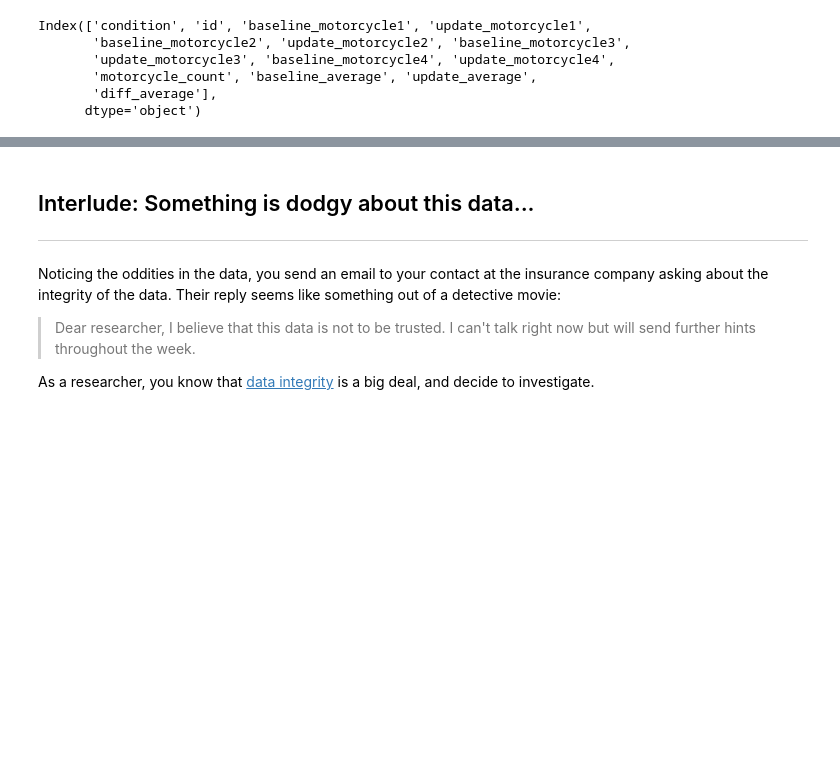
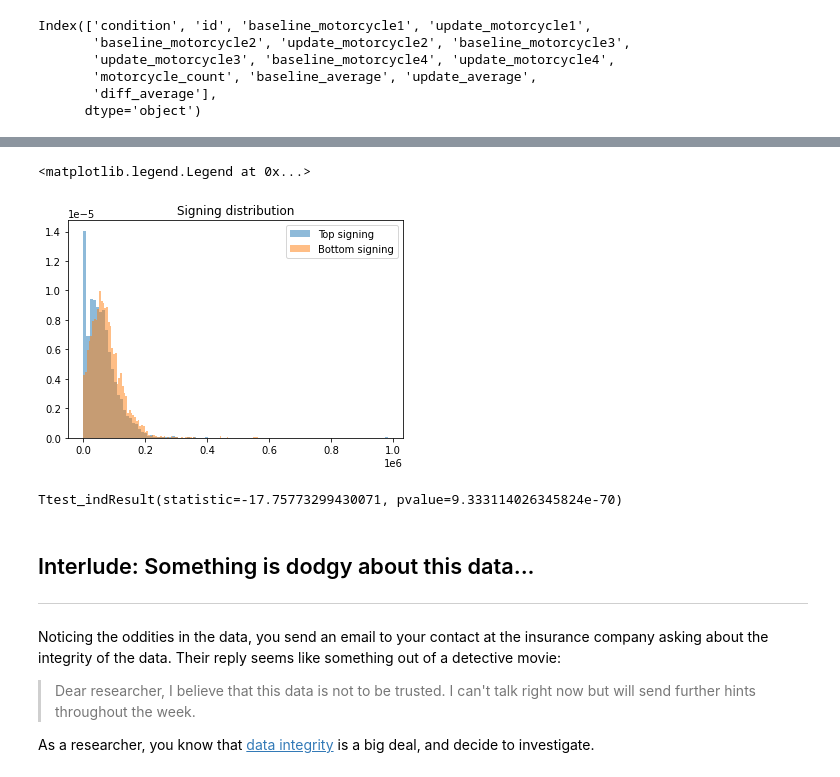
Before and after one commit to vminvsky/ADA_H1, a Jupyter notebook: hw1.ipynb, the cells around one changed output, grey strips where cells are left out. Cells and saved outputs as stored; diff of their text form; code cells hidden in the pictures; blank space fills up the shorter version.

```diff
--- a/hw1.ipynb
+++ b/hw1.ipynb
@@ -451,3 +467,17 @@ grouped
+# %%
+fig, ax = plt.subplots(1,1)
+ax.hist(sign_top['baseline_average'], bins = 100, alpha =0.5, label = 'Top signing',density=True)
+ax.set_title('Signing distribution')
+ax.hist(sign_bottom['baseline_average'], bins = 100, alpha=0.5, label = "Bottom signing", density=True)
+plt.legend()
+# %% [output]
+<matplotlib.legend.Legend at 0x...>
+[figure, added]
+# %%
+from scipy.stats import ttest_ind
+ttest_ind(sign_top['baseline_average'], sign_bottom['baseline_average'])
+# %% [output]
+Ttest_indResult(statistic=-17.75773299430071, pvalue=9.333114026345824e-70)
 # %% [markdown]
 ## Interlude: Something is dodgy about this data...
 
```
Also changed, not shown: parts of 32 cells of this notebook.
